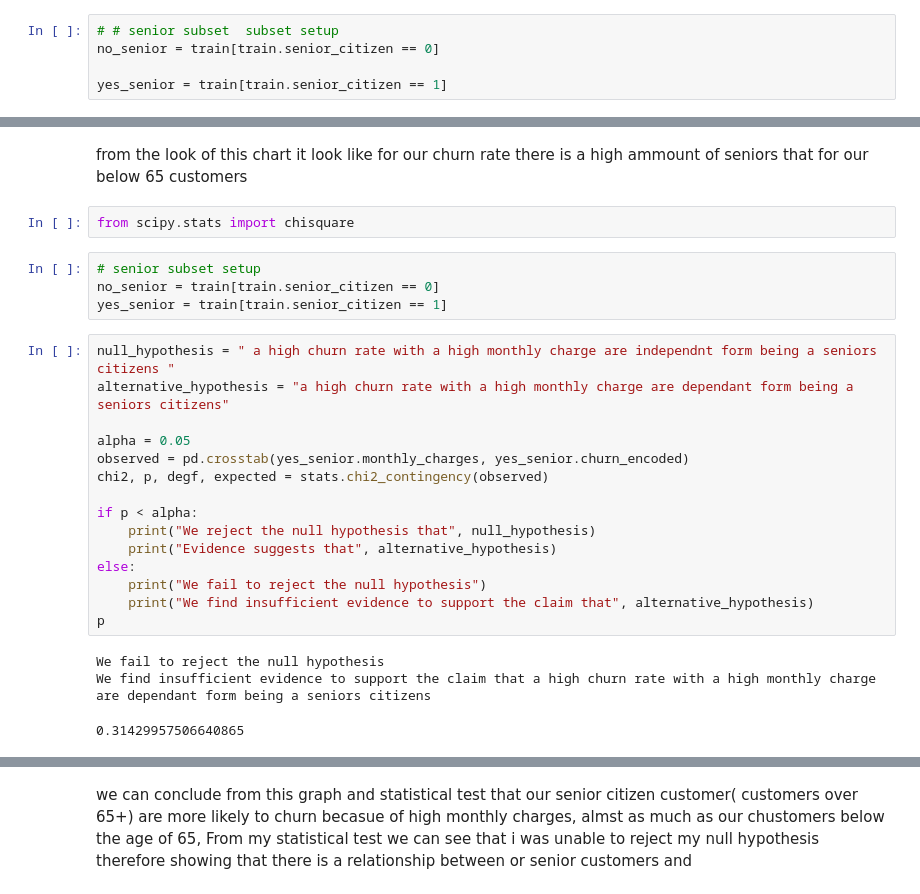
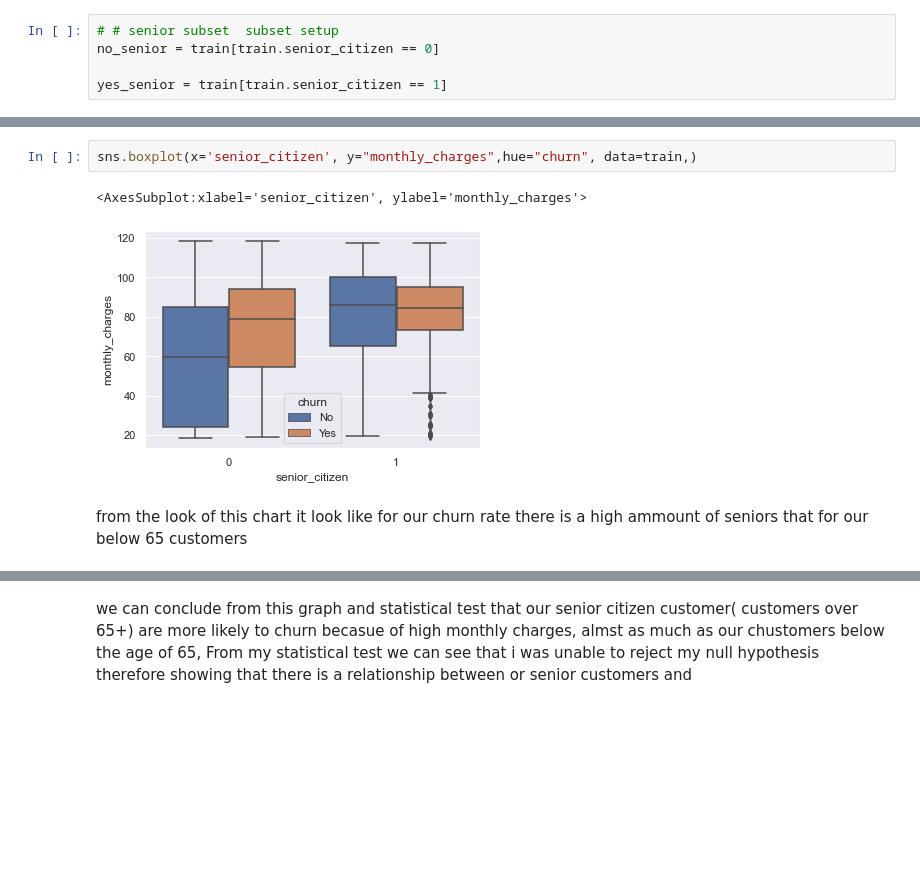
Before and after one commit to GladyBarrios/Telco_Classification_Project, a Jupyter notebook: rough_draft_Telco.ipynb, the cells around one changed output, grey strips where cells are left out. Drawn from its saved outputs; the diff is of its cells as text; blank space fills up the shorter version.

```diff
--- a/scratch_pad_Telco.ipynb
+++ b/rough_draft_Telco.ipynb
@@ -265,27 +315,7 @@ sns.catplot(x="senior_citizen", y="monthly_charges", hue="churn", data=train, ki
+# %%
+sns.boxplot(x='senior_citizen', y="monthly_charges",hue="churn", data=train,)
+# %% [output]
+<AxesSubplot:xlabel='senior_citizen', ylabel='monthly_charges'>
+[figure, added]
 # %% [markdown]
 from the look of this chart it look like for our churn rate there is a high ammount of seniors that for our below 65 customers
-# %%
-from scipy.stats import chisquare
-# %%
-# senior subset setup
-no_senior = train[train.senior_citizen == 0]
-yes_senior = train[train.senior_citizen == 1]
-# %%
-null_hypothesis = " a high churn rate with a high monthly charge are independnt form being a seniors citizens "
-alternative_hypothesis = "a high churn rate with a high monthly charge are dependant form being a seniors citizens"
-
-alpha = 0.05
-observed = pd.crosstab(yes_senior.monthly_charges, yes_senior.churn_encoded)
-chi2, p, degf, expected = stats.chi2_contingency(observed)
-
-if p < alpha:
-    print("We reject the null hypothesis that", null_hypothesis)
-    print("Evidence suggests that", alternative_hypothesis)
-else:
-    print("We fail to reject the null hypothesis")
-    print("We find insufficient evidence to support the claim that", alternative_hypothesis)
-p
-# %% [output]
-We fail to reject the null hypothesis
-We find insufficient evidence to support the claim that a high churn rate with a high monthly charge are dependant form being a seniors citizens
-0.31429957506640865
```
Also changed, not shown: parts of 24 cells of this notebook, 1 other file.
